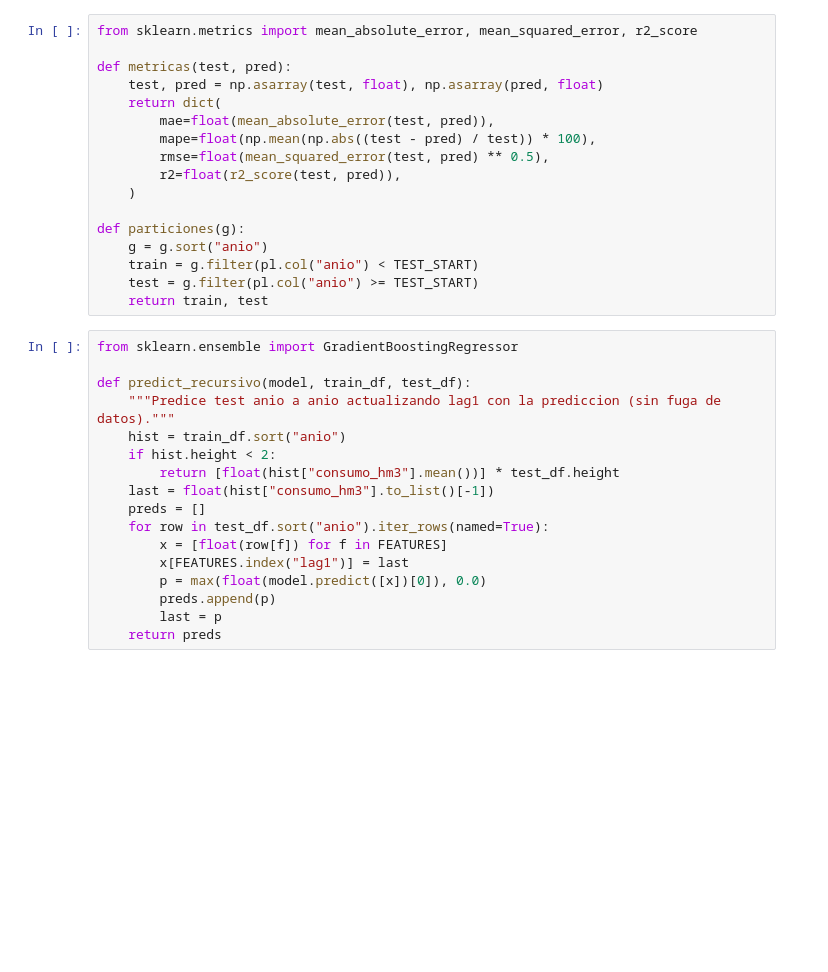
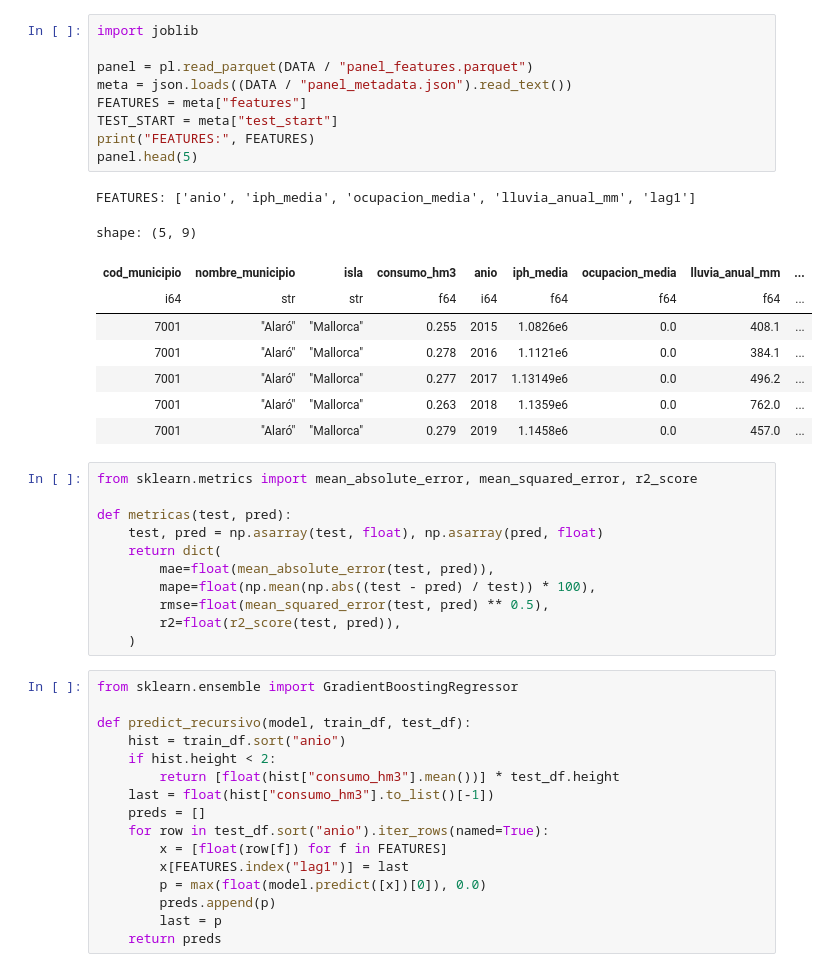
Before and after one commit to Luisbp27/pladi, a Jupyter notebook: notebooks/11_modelo_municipio.ipynb, the cells around one changed output. Saved outputs shown, nothing was run; the diff lists cells and outputs as text; blank space fills up the shorter version.

```diff
--- a/notebooks/11_modelo_municipio.ipynb
+++ b/notebooks/11_modelo_municipio.ipynb
@@ -91,3 +27,22 @@ shape: (8, 10)
+# %%
+import joblib
+
+panel = pl.read_parquet(DATA / "panel_features.parquet")
+meta = json.loads((DATA / "panel_metadata.json").read_text())
+FEATURES = meta["features"]
+TEST_START = meta["test_start"]
+print("FEATURES:", FEATURES)
+panel.head(5)
+# %% [output]
+FEATURES: ['anio', 'iph_media', 'ocupacion_media', 'lluvia_anual_mm', 'lag1']
+shape: (5, 9)
+| cod_municipio | nombre_municipio | isla | consumo_hm3 | anio | iph_media | ocupacion_media | lluvia_anual_mm | ... |
+| i64 | str | str | f64 | i64 | f64 | f64 | f64 | ... |
+| 7001 | "Alaró" | "Mallorca" | 0.255 | 2015 | 1.0826e6 | 0.0 | 408.1 | ... |
+| 7001 | "Alaró" | "Mallorca" | 0.278 | 2016 | 1.1121e6 | 0.0 | 384.1 | ... |
+| 7001 | "Alaró" | "Mallorca" | 0.277 | 2017 | 1.13149e6 | 0.0 | 496.2 | ... |
+| 7001 | "Alaró" | "Mallorca" | 0.263 | 2018 | 1.1359e6 | 0.0 | 762.0 | ... |
+| 7001 | "Alaró" | "Mallorca" | 0.279 | 2019 | 1.1458e6 | 0.0 | 457.0 | ... |
 # %%
 from sklearn.metrics import mean_absolute_error, mean_squared_error, r2_score
 
@@ -99,17 +54,10 @@ def metricas(test, pred):
         rmse=float(mean_squared_error(test, pred) ** 0.5),
         r2=float(r2_score(test, pred)),
     )
-
-def particiones(g):
-    g = g.sort("anio")
-    train = g.filter(pl.col("anio") < TEST_START)
-    test = g.filter(pl.col("anio") >= TEST_START)
-    return train, test
 # %%
 from sklearn.ensemble import GradientBoostingRegressor
 
 def predict_recursivo(model, train_df, test_df):
-    """Predice test anio a anio actualizando lag1 con la prediccion (sin fuga de datos)."""
     hist = train_df.sort("anio")
     if hist.height < 2:
         return [float(hist["consumo_hm3"].mean())] * test_df.height
```
Also changed, not shown: parts of 11 cells of this notebook, 15 other files.
